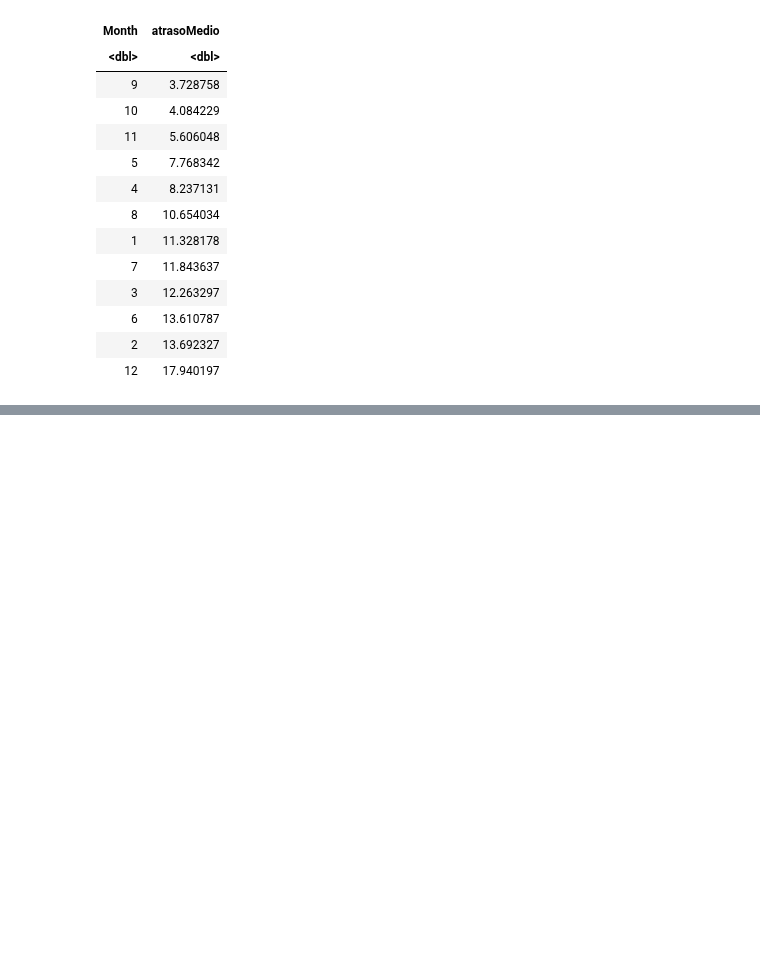
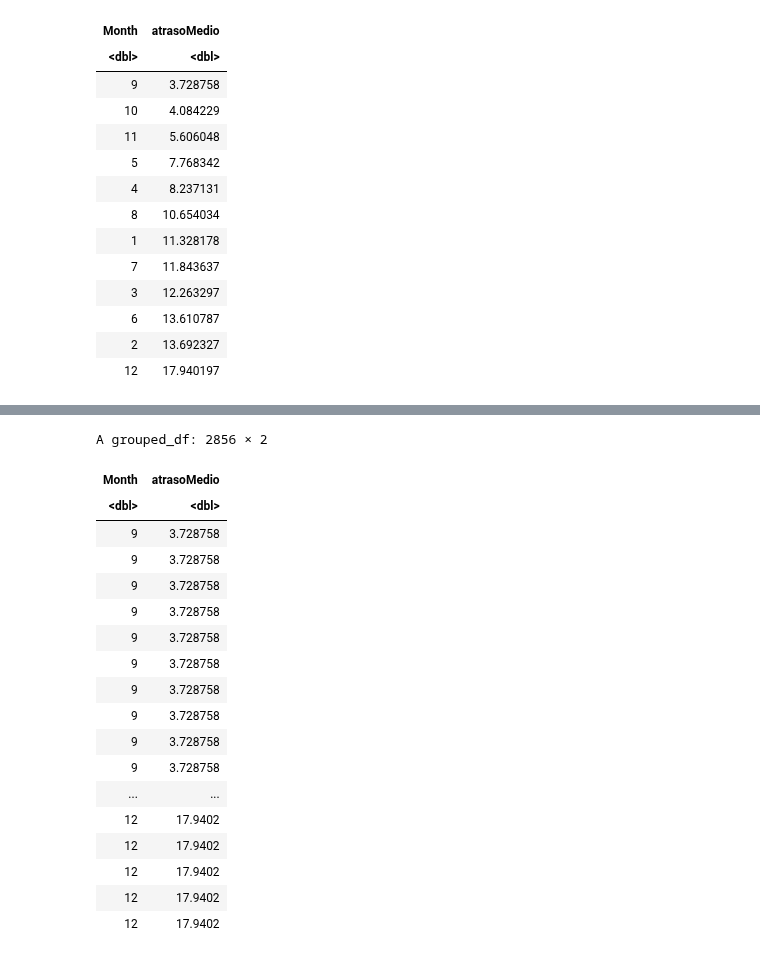
Before and after one commit to Rogerio-mack/Ling-de-Prog-para-Ciencia-de-Dados, a Jupyter notebook: Trilha 6.ipynb, the cells around one changed output, grey strips where cells are left out. Cells and saved outputs as stored; diff of their text form; code cells hidden in the pictures; blank space fills up the shorter version.

```diff
--- a/Trilha 6.ipynb
+++ b/Trilha 6.ipynb
@@ -218,0 +271,28 @@ A grouped_df: 12 × 2
+# %%
+voos2008 %>%
+    select(Month,DepDelay) %>%
+    group_by(Month) %>%
+    mutate(atrasoMedio = mean(DepDelay, na.rm = TRUE)) %>%
+    unique() %>%
+    select(Month,atrasoMedio) %>%
+    arrange(atrasoMedio)
+# %% [output]
+A grouped_df: 2856 × 2
+| Month | atrasoMedio |
+| <dbl> | <dbl> |
+| 9 | 3.728758 |
+| 9 | 3.728758 |
+| 9 | 3.728758 |
+| 9 | 3.728758 |
+| 9 | 3.728758 |
+| 9 | 3.728758 |
+| 9 | 3.728758 |
+| 9 | 3.728758 |
+| 9 | 3.728758 |
+| 9 | 3.728758 |
+| ... | ... |
+| 12 | 17.9402 |
+| 12 | 17.9402 |
+| 12 | 17.9402 |
+| 12 | 17.9402 |
+| 12 | 17.9402 |
```
Also changed, not shown: parts of 15 cells of this notebook.
